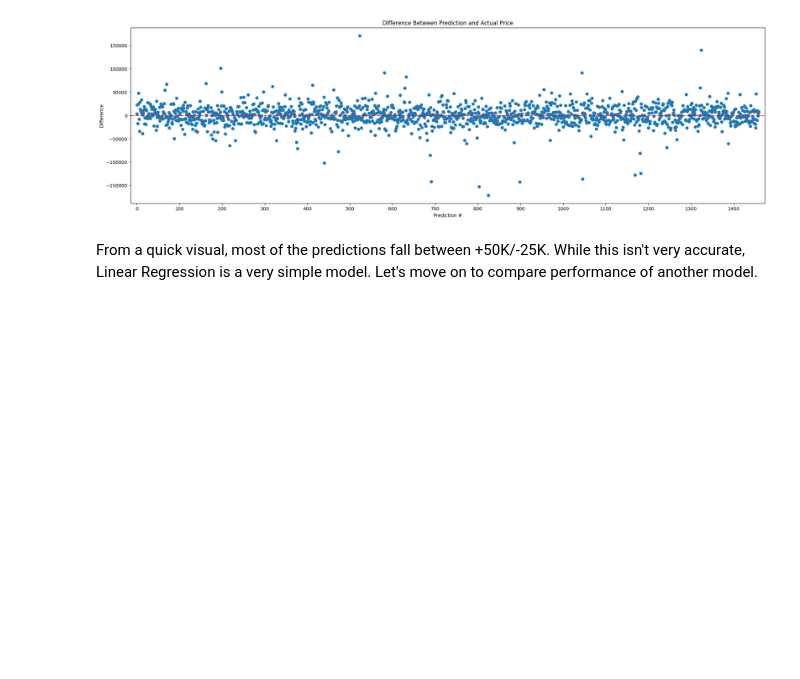
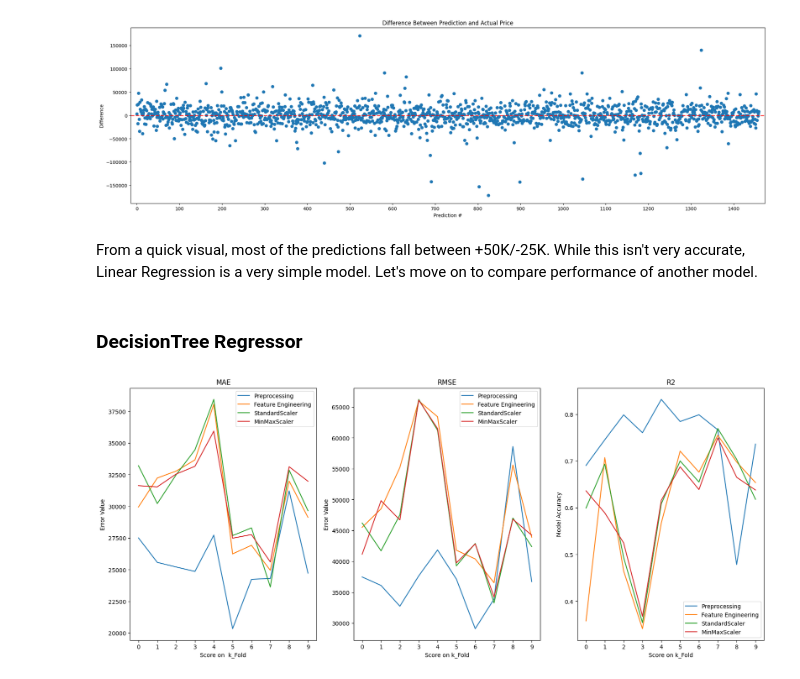
Before and after one commit to ddavidbailey/housing_prices, a Jupyter notebook: notebooks/04_training_and_comparison.ipynb, the cells around one changed output. Saved outputs shown, nothing was run; the diff lists cells and outputs as text; code cells hidden in the pictures; blank space fills up the shorter version.

Commit message:
Created plots for DecisionTreeRegressor

```diff
--- a/notebooks/04_training_and_comparison.ipynb
+++ b/notebooks/04_training_and_comparison.ipynb
@@ -143,3 +143,58 @@ plt.show()
 [figure]
 # %% [markdown]
 From a quick visual, most of the predictions fall between +50K/-25K. While this isn't very accurate, Linear Regression is a very simple model. Let's move on to compare performance of another model.
+# %% [markdown]
+### DecisionTree Regressor
+# %%
+mae_pp = -cross_val_score(DecisionTreeRegressor(), training_pp, y, scoring="neg_mean_absolute_error", cv=k_folds)
+mae_fe = -cross_val_score(DecisionTreeRegressor(), training_fe, y, scoring="neg_mean_absolute_error", cv=k_folds)
+mae_ss = -cross_val_score(DecisionTreeRegressor(), training_ss, y, scoring="neg_mean_absolute_error", cv=k_folds)
+mae_mm = -cross_val_score(DecisionTreeRegressor(), training_mm, y, scoring="neg_mean_absolute_error", cv=k_folds)
+
+rmse_pp = -cross_val_score(DecisionTreeRegressor(), training_pp, y, scoring="neg_root_mean_squared_error", cv=k_folds)
+rmse_fe = -cross_val_score(DecisionTreeRegressor(), training_fe, y, scoring="neg_root_mean_squared_error", cv=k_folds)
+rmse_ss = -cross_val_score(DecisionTreeRegressor(), training_ss, y, scoring="neg_root_mean_squared_error", cv=k_folds)
+rmse_mm = -cross_val_score(DecisionTreeRegressor(), training_mm, y, scoring="neg_root_mean_squared_error", cv=k_folds)
+
+r2_pp = cross_val_score(DecisionTreeRegressor(), training_pp, y, scoring="r2", cv=k_folds)
+r2_fe = cross_val_score(DecisionTreeRegressor(), training_fe, y, scoring="r2", cv=k_folds)
+r2_ss = cross_val_score(DecisionTreeRegressor(), training_ss, y, scoring="r2", cv=k_folds)
+r2_mm = cross_val_score(DecisionTreeRegressor(), training_mm, y, scoring="r2", cv=k_folds)
+# %%
+plt.subplots(figsize=(20,8), nrows=1, ncols=3)
+
+plt.subplot(131)
+plt.title("MAE")
+plt.ylabel("Error Value")
+plt.xlabel("Score on  k_Fold")
+plt.plot(mae_pp)
+plt.plot(mae_fe)
+plt.plot(mae_ss)
+plt.plot(mae_mm)
+plt.xticks([i for i in range(10)])
+plt.legend(["Preprocessing", "Feature Engineering", "StandardScaler", "MinMaxScaler"])
+
+plt.subplot(132)
+plt.title("RMSE")
+plt.ylabel("Error Value")
+plt.xlabel("Score on k_Fold")
+plt.plot(rmse_pp)
+plt.plot(rmse_fe)
+plt.plot(rmse_ss)
+plt.plot(rmse_mm)
+plt.xticks([i for i in range(10)])
+plt.legend(["Preprocessing", "Feature Engineering", "StandardScaler", "MinMaxScaler"])
+
+plt.subplot(133)
+plt.title("R2")
+plt.ylabel("Model Accuracy")
+plt.xlabel("Score on k_Fold")
+plt.plot(r2_pp)
+plt.plot(r2_fe)
+plt.plot(r2_ss)
+plt.plot(r2_mm)
+plt.xticks([i for i in range(10)])
+plt.legend(["Preprocessing", "Feature Engineering", "StandardScaler", "MinMaxScaler"])
+plt.show()
+# %% [output]
+[figure, added]
```
